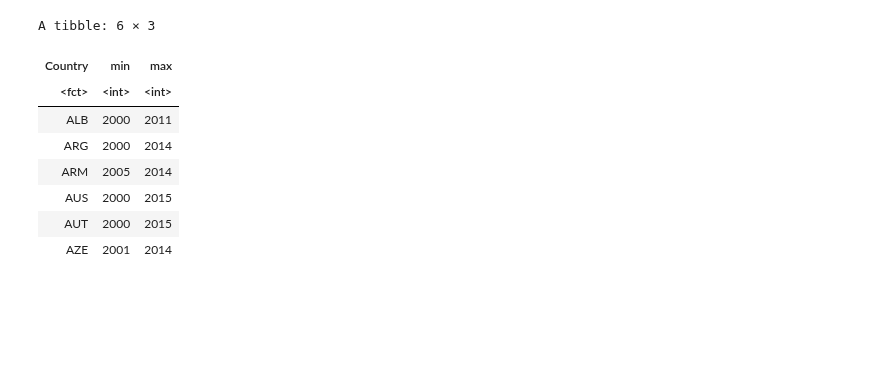
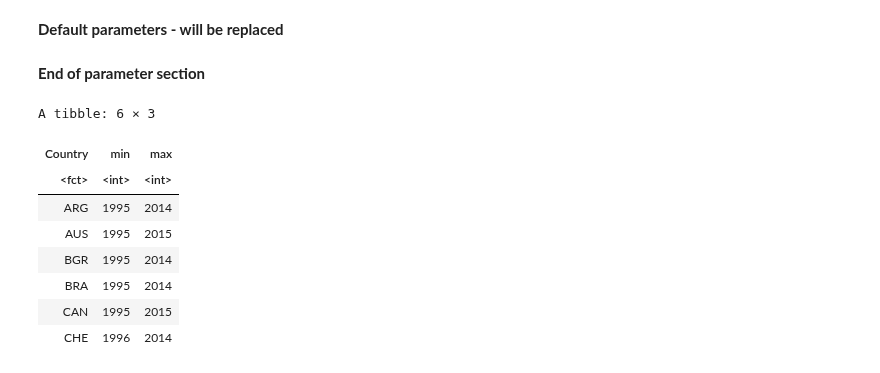
Before and after one commit to drakesiard/em-2020, a Jupyter notebook: analysis/D3_gmm_template.ipynb, the cells around one changed output. Cells and saved outputs as stored; diff of their text form; code cells hidden in the pictures; blank space fills up the shorter version.

```diff
--- a/analysis/D3_gmm_template.ipynb
+++ b/analysis/D3_gmm_template.ipynb
@@ -15,42 +15,62 @@ sys.path.append('../')
 import util
 
 save_fig = partial(util.save_fig, save=True)
+# %% [markdown]
+**Default parameters - will be replaced**
 # %%
-dataset_file = '/home/drake/workspace/em-2020/data/combined_dataset_all_final.csv'
+dataset_file = '/home/drake/workspace/em-2020/data/combined_dataset_subset_final.csv'
 index_fields = ['Country', 'Year']
 data_fields = ['ENI' ,'POP', 'URB', 'AFL' , 'TI', 'CTS' ,'KAOPEN']
 prefix = 'template'
-start_year = 2000
+start_year = 1995
 end_year = 2015
 exclude_countries = ['VEN', 'DZA']
 rdata_file = '/home/drake/workspace/em-2020/analysis/D3_gmm/template_output.Rdata'
+model_params = {
+    'use.mc.diff': True, 'use.mc.lev': False, 'use.mc.nonlin': False,
+    'include.y': True, 'varname.y': 'ENI', 'lagTerms.y': 2,
+    'fur.con': True, 'fur.con.diff': True, 'fur.con.lev': False,
+    'varname.reg.fur': ['POP', 'AFL', 'AFL2', 'URB', 'CTS', 'TI', 'KAOPEN'],
+    'lagTerms.reg.fur': [0] * 7,
+    'include.dum': True, 'dum.diff': True, 'dum.lev': False,
+    'w.mat': 'iid.err', 'std.err': 'corrected',
+    'estimation': 'twostep', 'opt.meth': 'none',
+#     'estimation': 'iterative', 'opt.meth': 'BFGS',
+    'inst.stata': False
+}
+# %% [markdown]
+**End of parameter section**
 # %%
-%get dataset_file index_fields data_fields start_year end_year exclude_countries rdata_file
+%get dataset_file index_fields data_fields start_year end_year exclude_countries
+%get rdata_file model_params
+
+# SoS mangles dict keys, for no apparent reason
+names(model_params) <- gsub('_', '.', names(model_params))
+
 suppressMessages({
 library(dplyr)
-library(plm)
+# library(plm)
 library(pdynmc)
 })
-#lag <- plm::lag # dplyr overwrites lag
 `%notin%` <- Negate(`%in%`)
 
 data.df <- subset(
     read.csv(dataset_file), select=c(index_fields, data_fields),
     subset=(Country %notin% exclude_countries)
     & (start_year <= Year) & (Year <= end_year)
 )
 data.df['AFL2'] = data.df['AFL']^2
 head(data.df %>%
     group_by(Country) %>%
     summarize(min=min(Year), max=max(Year), .groups='drop'))
-data.panel <- pdata.frame(data.df, index = c("Country", "Year"), drop.index = TRUE, row.names=TRUE)
+#data.panel <- pdata.frame(data.df, index = c("Country", "Year"), drop.index = TRUE, row.names=TRUE)
 # %% [output]
 A tibble: 6 × 3
 | Country | min | max |
 | <fct> | <int> | <int> |
-| ALB | 2000 | 2011 |
-| ARG | 2000 | 2014 |
-| ARM | 2005 | 2014 |
-| AUS | 2000 | 2015 |
-| AUT | 2000 | 2015 |
-| AZE | 2001 | 2014 |
+| ARG | 1995 | 2014 |
+| AUS | 1995 | 2015 |
+| BGR | 1995 | 2014 |
+| BRA | 1995 | 2014 |
+| CAN | 1995 | 2015 |
+| CHE | 1996 | 2014 |
```
Also changed, not shown: parts of 9 cells of this notebook, 2 other files.
